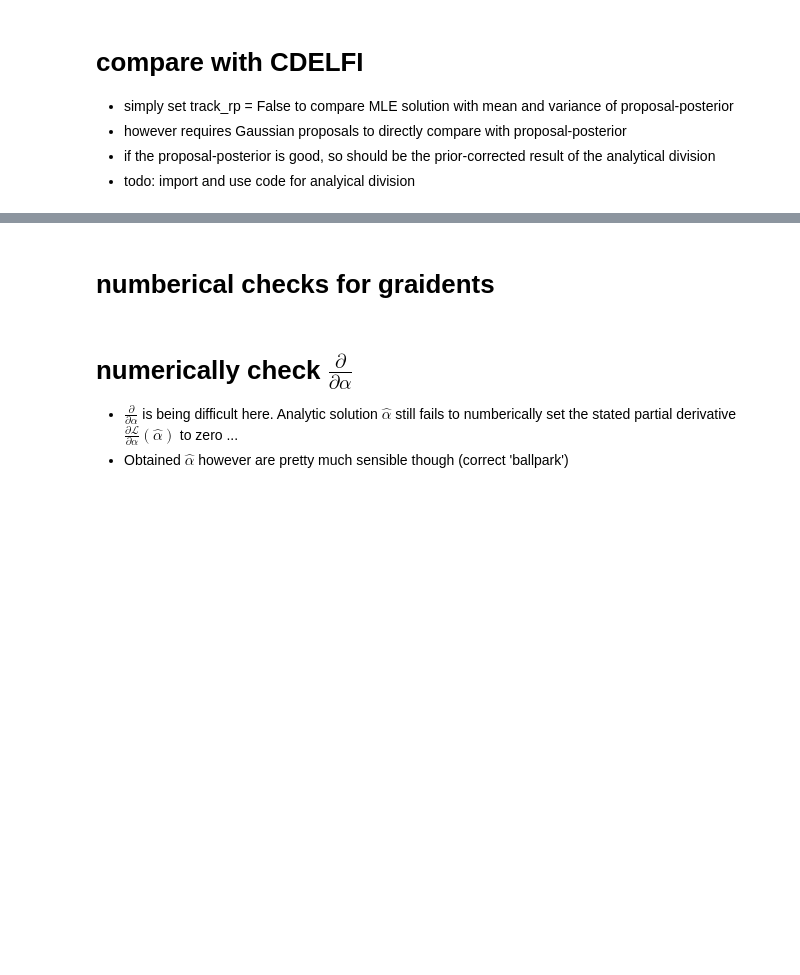
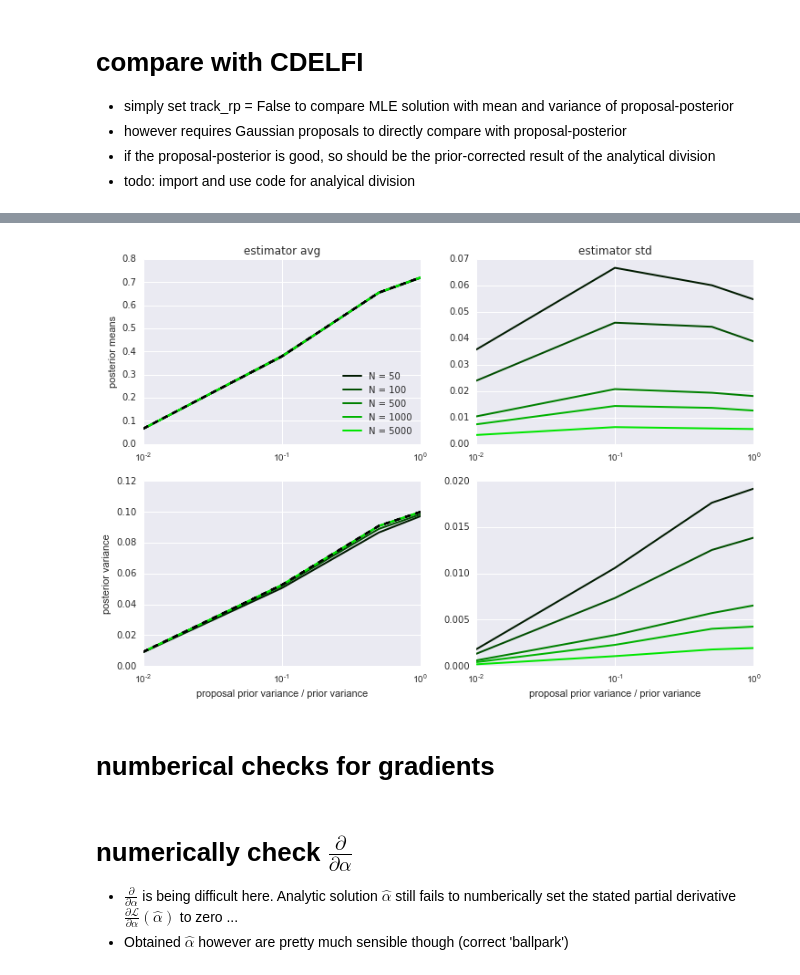
Before and after one commit to mackelab/lfi-experiments, a Jupyter notebook: gaussian_toy_model/check_analytics.ipynb, the cells around one changed output, grey strips where cells are left out. Drawn from its saved outputs; the diff is of its cells as text; code cells hidden in the pictures; blank space fills up the shorter version.

```diff
--- a/gaussian_toy_model/check_analytics.ipynb
+++ b/gaussian_toy_model/check_analytics.ipynb
@@ -703,3 +910,79 @@ np.save('res_analytic_n_fits' + str(n_fits) + '_N' + str(N), res)
+# %%
+%matplotlib inline
+import numpy as np
+import seaborn
+import matplotlib.pyplot as plt
+
+
+Ns = [ 50, 100, 500, 1000, 5000 ]
+n_fits = 1000
+
+plt.figure(figsize=(12, 8))
+clrs = np.array([[0,1,0]]) * np.linspace(0.1, 0.9, len(Ns)).reshape(-1,1)
+
+for n in range(len(Ns)):
+
+    N = Ns[n]
+    clr = clrs[n]
+
+    tmp = np.load('res_analytic_n_fits' + str(n_fits) + '_N' + str(N)+'.npy')[()]
+    out_snpe = tmp['cdelfi']
+
+    plt.subplot(2,2,1)
+
+    m = out_snpe[:,:,0].mean(axis=1)
+    plt.semilogx(ksi2s, m, color=clr, linewidth=2)
+
+    plt.subplot(2,2,3)
+
+    m = out_snpe[:,:,1].mean(axis=1)
+    plt.semilogx(ksi2s, m, color=clr, linewidth=2)
+
+    plt.subplot(2,2,2)
+
+    s = out_snpe[:,:,0].std(axis=1)
+    plt.semilogx(ksi2s, s, color=clr, linewidth=2)
+
+    plt.subplot(2,2,4)
+    s = out_snpe[:,:,1].std(axis=1)
+    plt.semilogx(ksi2s, s, color=clr, linewidth=2)
+
+
+for n in range(len(Ns)):
+
+    N = Ns[n]
+    clr = clrs[n]
+
+    ksi2s = tmp['ksi2s']
+    eta2, sig2, x0 = tmp['eta2'], tmp['sig2'], tmp['x0']
+
+    plt.subplot(2,2,1)
+
+    gt = ksi2s/(ksi2s+sig2)*x0[0]
+    plt.semilogx(ksi2s, gt, 'k--', linewidth=2)
+
+    plt.subplot(2,2,3)
+
+    gt = ksi2s - ksi2s**2 / (ksi2s + sig2)
+    plt.semilogx(ksi2s, gt, 'k--', linewidth=2)
+
+plt.subplot(2,2,1)
+plt.ylabel('posterior means')
+plt.title('estimator avg')
+plt.legend(['N = ' + str(n) for n in Ns], loc=4)
+plt.subplot(2,2,3)
+plt.ylabel('posterior variance')
+plt.xlabel('proposal prior variance / prior variance')
+plt.subplot(2,2,2)
+plt.title('estimator std')
+plt.subplot(2,2,4)
+plt.xlabel('proposal prior variance / prior variance')
+
+plt.savefig('bias_std_1000fits_CDELFI.pdf')
+
+plt.show()
+# %% [output]
+[figure, added]
 # %% [markdown]
-# numberical checks for graidents
+# numberical checks for gradients
 # %%
```
Also changed, not shown: parts of 16 cells of this notebook.
